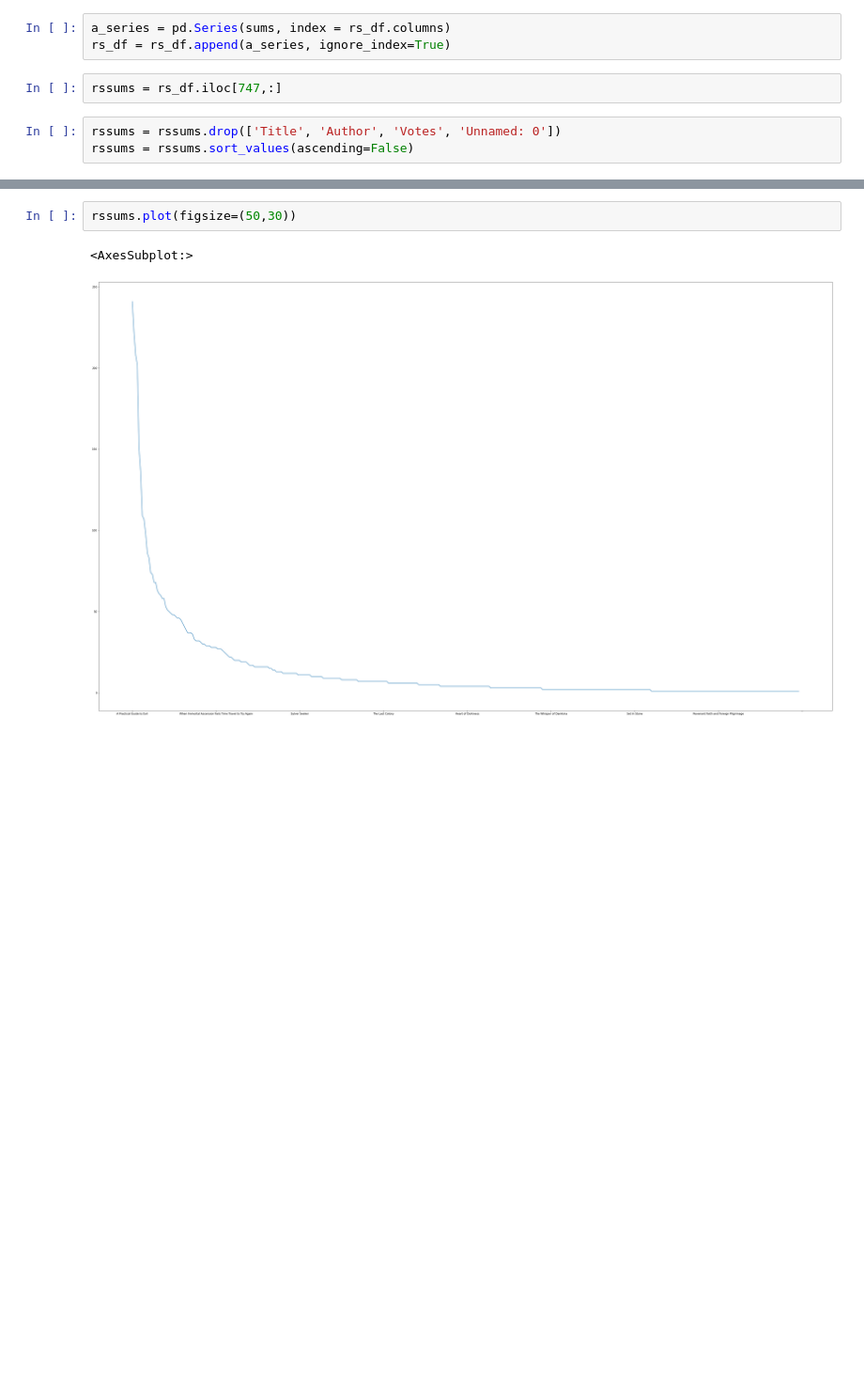
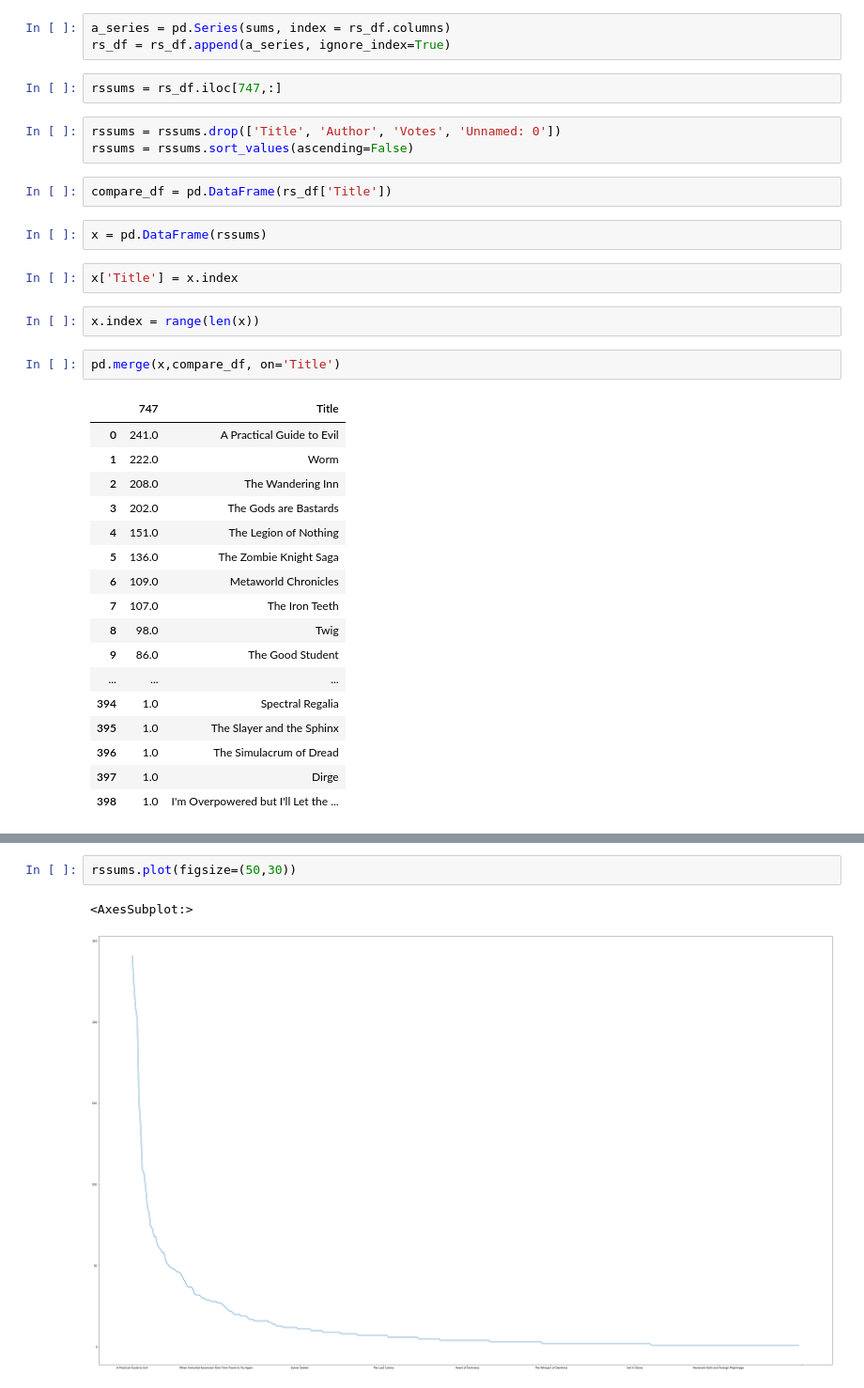
Before and after one commit to Graham-MacIsaac/Capstone-2, a Jupyter notebook: EDA.ipynb, the cells around one changed output, grey strips where cells are left out. Shown: that part at 94% size. Cells and saved outputs as stored; diff of their text form; blank space fills up the shorter version.

```diff
--- a/EDA.ipynb
+++ b/EDA.ipynb
@@ -159,3 +164,31 @@ rssums = rs_df.iloc[747,:]
 # %%
 rssums = rssums.drop(['Title', 'Author', 'Votes', 'Unnamed: 0'])
 rssums = rssums.sort_values(ascending=False)
+# %%
+compare_df = pd.DataFrame(rs_df['Title'])
+# %%
+x = pd.DataFrame(rssums)
+# %%
+x['Title'] = x.index
+# %%
+x.index = range(len(x))
+# %%
+pd.merge(x,compare_df, on='Title')
+# %% [output]
+|  | 747 | Title |
+| 0 | 241.0 | A Practical Guide to Evil |
+| 1 | 222.0 | Worm |
+| 2 | 208.0 | The Wandering Inn |
+| 3 | 202.0 | The Gods are Bastards |
+| 4 | 151.0 | The Legion of Nothing |
+| 5 | 136.0 | The Zombie Knight Saga |
+| 6 | 109.0 | Metaworld Chronicles |
+| 7 | 107.0 | The Iron Teeth |
+| 8 | 98.0 | Twig |
+| 9 | 86.0 | The Good Student |
+| ... | ... | ... |
+| 394 | 1.0 | Spectral Regalia |
+| 395 | 1.0 | The Slayer and the Sphinx |
+| 396 | 1.0 | The Simulacrum of Dread |
+| 397 | 1.0 | Dirge |
+| 398 | 1.0 | I'm Overpowered but I'll Let the ... |
```
Also changed, not shown: parts of 14 cells of this notebook, 1 other file.
